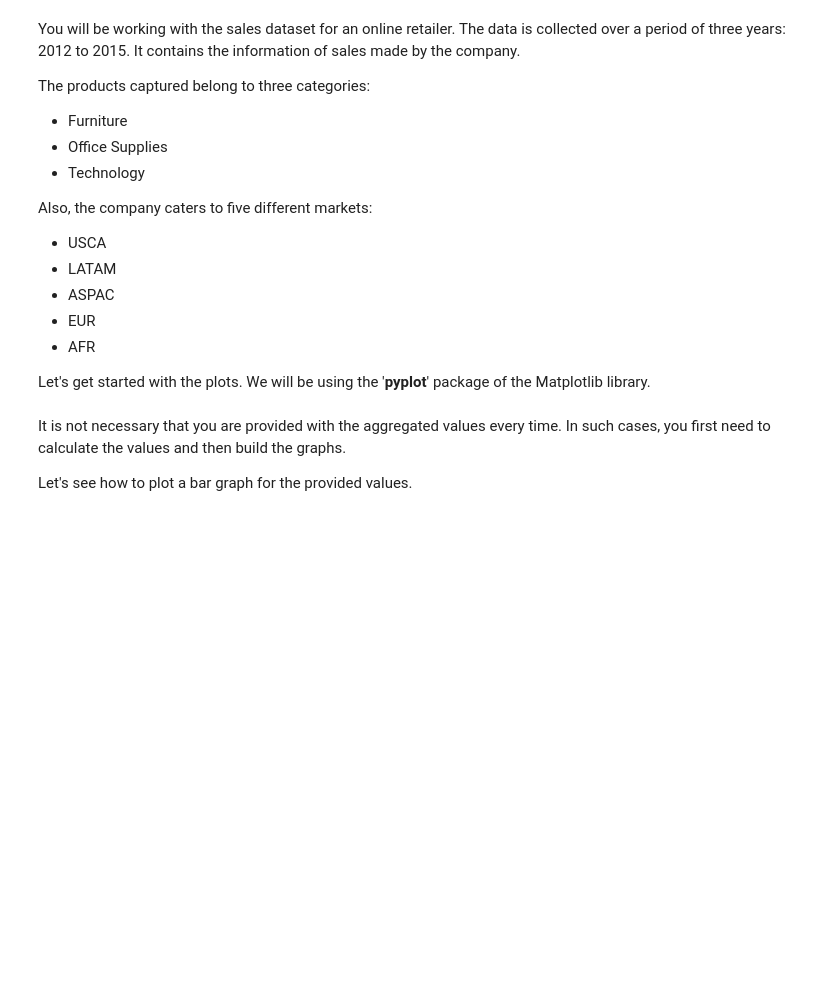
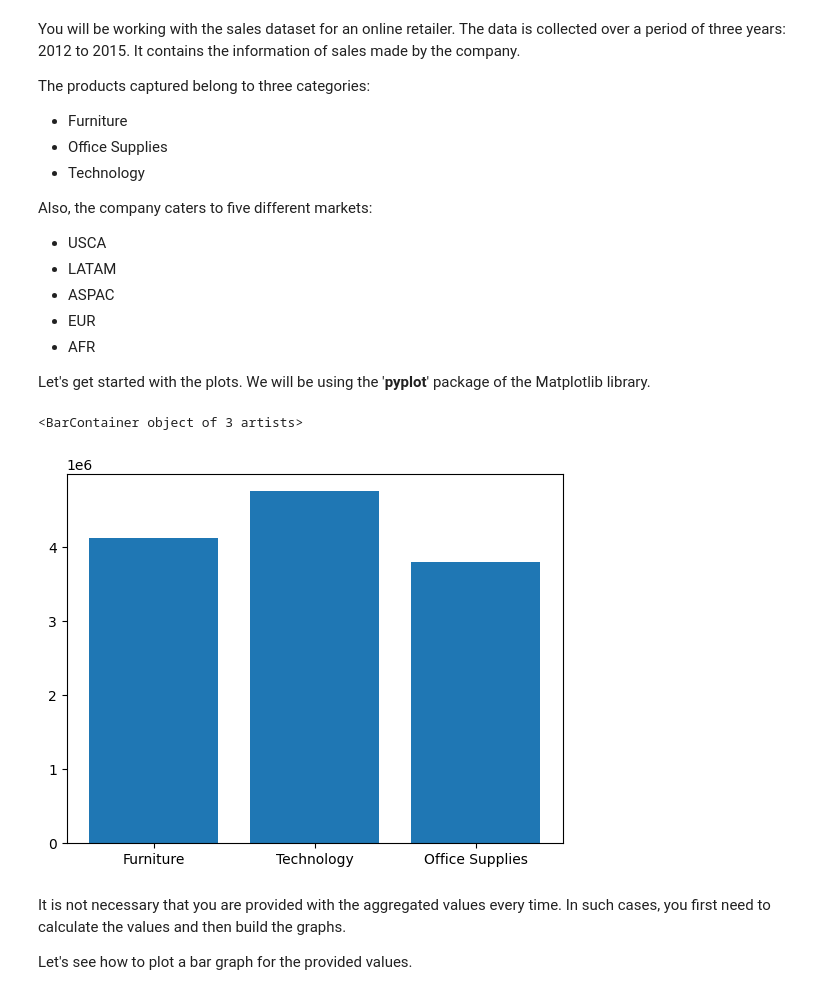
Before and after one commit to Anik-Adnan/Python-Libraries-NumPy-Matplotlib-and-Pandas, a Jupyter notebook: 01_Bar_graph.ipynb, the cells around one changed output. Drawn from its saved outputs; the diff is of its cells as text; code cells hidden in the pictures; blank space fills up the shorter version.

```diff
--- a/01_Bar_graph.ipynb
+++ b/01_Bar_graph.ipynb
@@ -25,8 +28,13 @@ Let's get started with the plots. We will be using the '**pyplot**' package of t
 # %%
 # Creating an array with the sales amount
+sales = np.array ([4110451.90, 4744557.50, 3787492.52] )
+
 # Furniture: 4110451.90
 # Technology: 4744557.50
 # Office Supplies: 3787492.52
+# %% [output]
+<BarContainer object of 3 artists>
+[figure, added]
 # %% [markdown]
 It is not necessary that you are provided with the aggregated values every time. In such cases, you first need to calculate the values and then build the graphs.
 
```
Also changed, not shown: parts of 6 cells of this notebook.
